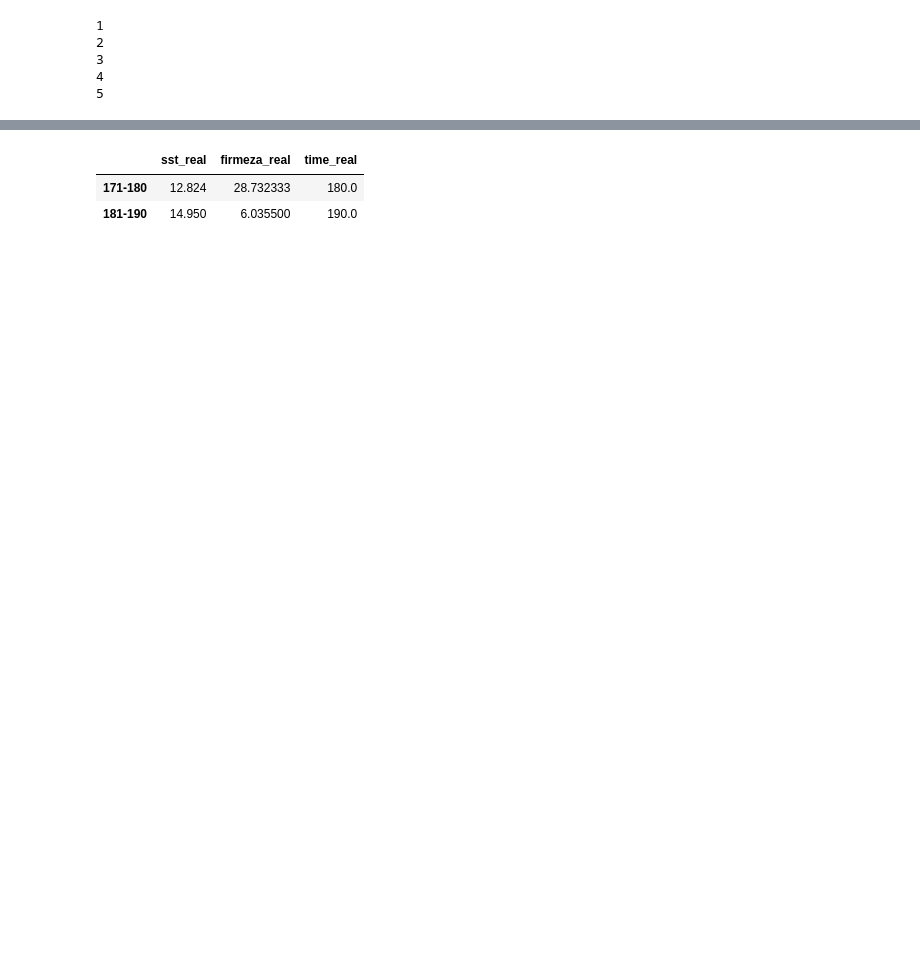
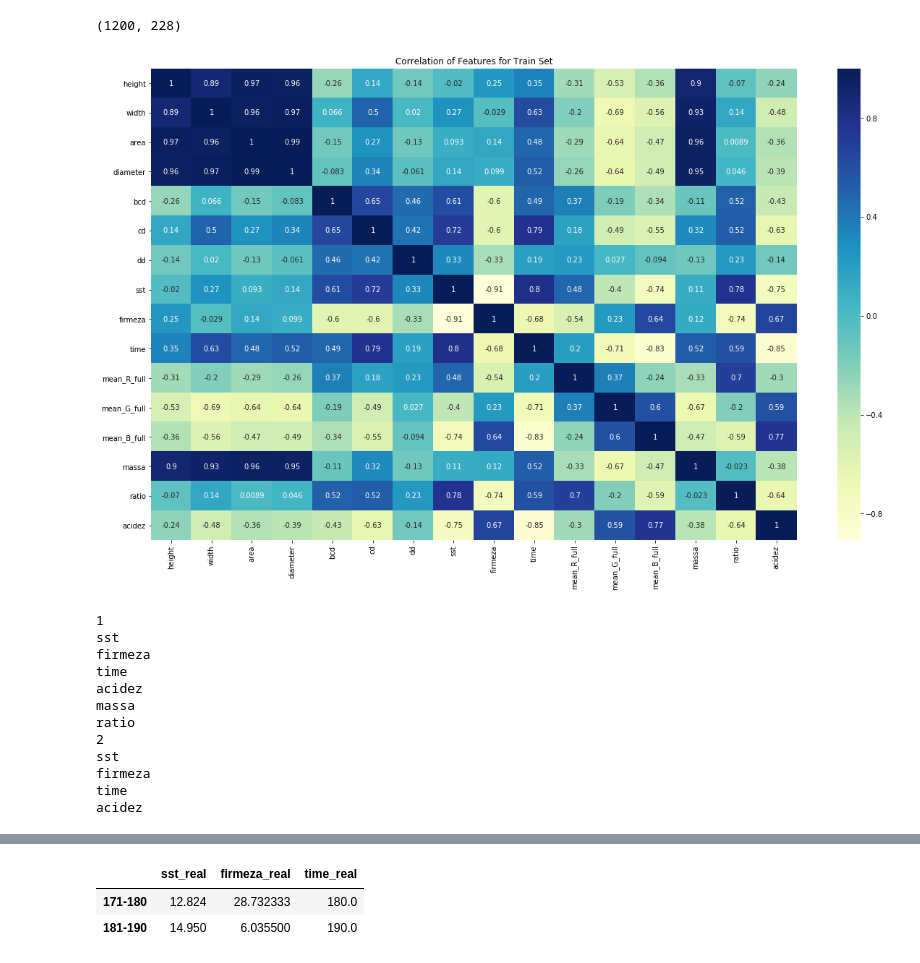
Before and after one commit to danielesreis/mng, a Jupyter notebook: notebooks/parte5_experimento.ipynb, the cells around one changed output, grey strips where cells are left out. Drawn from its saved outputs; the diff is of its cells as text; code cells hidden in the pictures; blank space fills up the shorter version.

Commit message:
exp com novos atributos

```diff
--- a/notebooks/parte5_experimento.ipynb
+++ b/notebooks/parte5_experimento.ipynb
@@ -28,14 +31,0 @@ from MNGModel import MNGModel
-# %%
-data_path = os.getcwd()+'/../resampling/all_data_repeated.csv'
-old_data = pd.read_csv(data_path, sep=',', index_col=0)
-
-second_half_df = old_data.iloc[600:]
-to_be_deleted = [616,538,436,590,401,583,239,263,285,317,670,634,467,249,287,210,492,119,607,442,706,
-343,183,201,394,665,559,345,217,214,455,699,269,39,92,689,279,504,1,272,97,28,277,48,462,137,313,686,575,291,
-496,673,487,311,589,315,50,171,105,247,181,190,426,178,546,235,540,551,157,26,281,156,206,658,399,257,698,402,
-290,350,20,533,330,479,111,128,332,107,264,124,574,195,294,639,672,208,186,597,227,611,457,267,324,163,295,653,
-702,682,130,408,640,268,96,8,386,705,471,429,405,387]
-rows_to_delete = second_half_df.iloc[to_be_deleted]
-
-data = old_data.drop(rows_to_delete.index.values)
-data = data.drop(columns=data.columns.values[:1710])
@@ -41,0 +34,4 @@ data = data.drop(columns=data.columns.values[:1710])
+# %%
+# data_path = os.getcwd()+'/../resampling/all_data_repeated.csv'
+data_path = os.getcwd()+'/../resampling/all_data_synthetic.csv'
+old_data = pd.read_csv(data_path, sep=',', index_col=0)
@@ -42,3 +50,26 @@ data = data.drop(columns=data.columns.values[:1710])
+# %%
+# ATTENTION! I'M ASSIGNING IT MANUALLY, NOT BASED IN INDEX
+repeated_data = old_data.iloc[-480:]
+rows_to_delete = repeated_data.iloc[to_be_deleted]
+
+data = old_data.drop(rows_to_delete.index.values)
+
+# remove atributos diff
+data = data.drop(columns=data.columns.values[:1710])
+# %%
+data.shape
+# %% [output]
+(1200, 228)
+# %%
+teste = data[['height', 'width', 'area', 'diameter', 'bcd', 'cd', 'dd', 'sst', 'firmeza', 'time', 'mean_R_full'\
+             ,'mean_G_full', 'mean_B_full', 'massa', 'ratio', 'acidez']]
+# %%
+plt.figure(figsize=(20,12))
+plt.title('Correlation of Features for Train Set')
+sns.heatmap(teste.astype(float).corr(),vmax=1.0,  annot=True, cmap='YlGnBu')
+plt.show()
+# %% [output]
+[figure, added]
 # %%
 n_trees = 500
 kf = KFold(n_splits=5, shuffle=True)
@@ -81,25 +117,54 @@ for train_i, test_i in kf.split(X):
     Y_sst_train, __ = Y_sst.iloc[train_i], Y_sst.iloc[test_i]
     Y_firm_train, __ = Y_firm.iloc[train_i], Y_firm.iloc[test_i]
     Y_time_train, __ = Y_time.iloc[train_i], Y_time.iloc[test_i]
+    Y_acidez_train, __ = Y_acidez.iloc[train_i], Y_acidez.iloc[test_i]
+    Y_massa_train, __ = Y_massa.iloc[train_i], Y_massa.iloc[test_i]
+    Y_ratio_train, __ = Y_ratio.iloc[train_i], Y_ratio.iloc[test_i]
 
+    print('sst')
     rf_model = RandomForestRegressor(n_estimators=n_trees).fit(X_train, Y_sst_train)
     Y_predicted = rf_model.predict(X_test)
     predictions['sst_predict'].iloc[test_i] = Y_predicted
 
+    print('firmeza')
     rf_model = RandomForestRegressor(n_estimators=n_trees).fit(X_train, Y_firm_train)
     Y_predicted = rf_model.predict(X_test)
     predictions['firmeza_predict'].iloc[test_i] = Y_predicted
 
+    print('time')
     rf_model = RandomForestRegressor(n_estimators=n_trees).fit(X_train, Y_time_train)
     Y_predicted = rf_model.predict(X_test)
     predictions['time_predict'].iloc[test_i] = Y_predicted
+
+    print('acidez')
+    rf_model = RandomForestRegressor(n_estimators=n_trees).fit(X_train, Y_acidez_train)
+    Y_predicted = rf_model.predict(X_test)
+    predictions['acidez_predict'].iloc[test_i] = Y_predicted
+
+    print('massa')
+    rf_model = RandomForestRegressor(n_estimators=n_trees).fit(X_train, Y_massa_train)
+    Y_predicted = rf_model.predict(X_test)
+    predictions['massa_predict'].iloc[test_i] = Y_predicted
+
+    print('ratio')
+    rf_model = RandomForestRegressor(n_estimators=n_trees).fit(X_train, Y_ratio_train)
+    Y_predicted = rf_model.predict(X_test)
+    predictions['ratio_predict'].iloc[test_i] = Y_predicted
+
     i=i+1
 # %% [output]
 1
+sst
+firmeza
+time
+acidez
+massa
+ratio
 2
-3
-4
-5
+sst
+firmeza
+time
+acidez
 # %%
 real['sst_real'] = data['sst']
 real['firmeza_real'] = data['firmeza']
```
Also changed, not shown: parts of 10 cells of this notebook, 6 other files.
